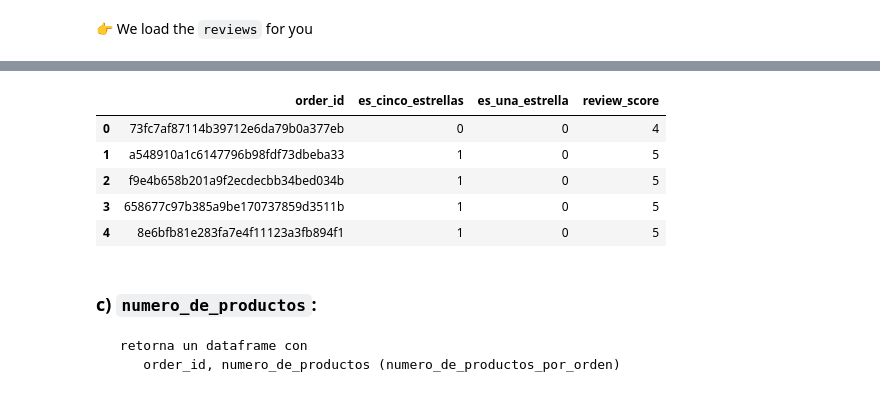
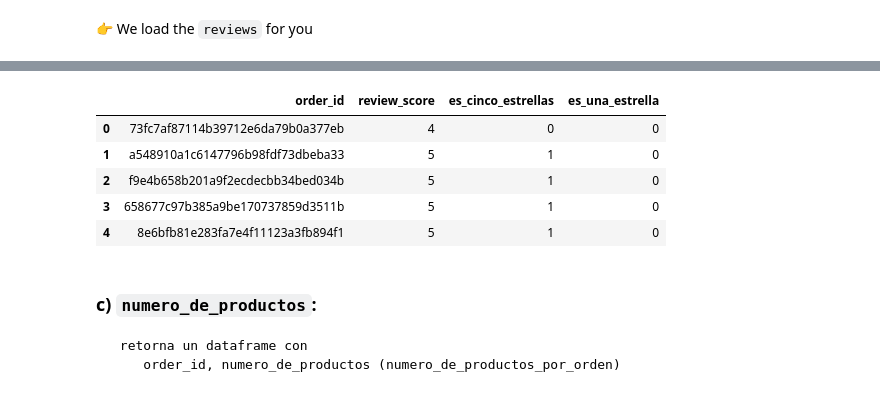
Before and after one commit to joseklapp/UCEMA_2023, a Jupyter notebook: part-3/2-ecommerce/ejercicio_orders_part1.ipynb, the cells around one changed output, grey strips where cells are left out. Cells and saved outputs as stored; diff of their text form; code cells hidden in the pictures.

```diff
--- a/part-3/2-ecommerce/ejercicio_orders_part1.ipynb
+++ b/part-3/2-ecommerce/ejercicio_orders_part1.ipynb
@@ -61,7 +63,7 @@ import matplotlib.pyplot as plt
 # %%
 # Import olist data
-from olist.load_data import load_all_data
-data = load_all_data("data/")
+
+data = funciones.load_all_data("data/")
 # %%
 data.keys()
 # %% [output]
@@ -226,16 +314,15 @@ reviews.head()
 | 3 | e64fb393e7b32834bb789ff8bb30750e | 658677c97b385a9be170737859d3511b | 5 | NaN | Recebi bem antes do prazo estipul... | 2017-04-21 00:00:00 | ... |
 | 4 | f7c4243c7fe1938f181bec41a392bdeb | 8e6bfb81e283fa7e4f11123a3fb894f1 | 5 | NaN | Parabéns lojas lannister adorei c... | 2018-03-01 00:00:00 | ... |
 # %%
-from olist.preprocess import puntaje_de_compra
-reviews = puntaje_de_compra(reviews)
+reviews = funciones.puntaje_de_compra(reviews)
 reviews.head()
 # %% [output]
-|  | order_id | es_cinco_estrellas | es_una_estrella | review_score |
-| 0 | 73fc7af87114b39712e6da79b0a377eb | 0 | 0 | 4 |
-| 1 | a548910a1c6147796b98fdf73dbeba33 | 1 | 0 | 5 |
-| 2 | f9e4b658b201a9f2ecdecbb34bed034b | 1 | 0 | 5 |
-| 3 | 658677c97b385a9be170737859d3511b | 1 | 0 | 5 |
-| 4 | 8e6bfb81e283fa7e4f11123a3fb894f1 | 1 | 0 | 5 |
+|  | order_id | review_score | es_cinco_estrellas | es_una_estrella |
+| 0 | 73fc7af87114b39712e6da79b0a377eb | 4 | 0 | 0 |
+| 1 | a548910a1c6147796b98fdf73dbeba33 | 5 | 1 | 0 |
+| 2 | f9e4b658b201a9f2ecdecbb34bed034b | 5 | 1 | 0 |
+| 3 | 658677c97b385a9be170737859d3511b | 5 | 1 | 0 |
+| 4 | 8e6bfb81e283fa7e4f11123a3fb894f1 | 5 | 1 | 0 |
 # %% [markdown]
 ### c) `numero_de_productos`:
      retorna un dataframe con
```
Also changed, not shown: parts of 33 cells of this notebook, 6 other files.
